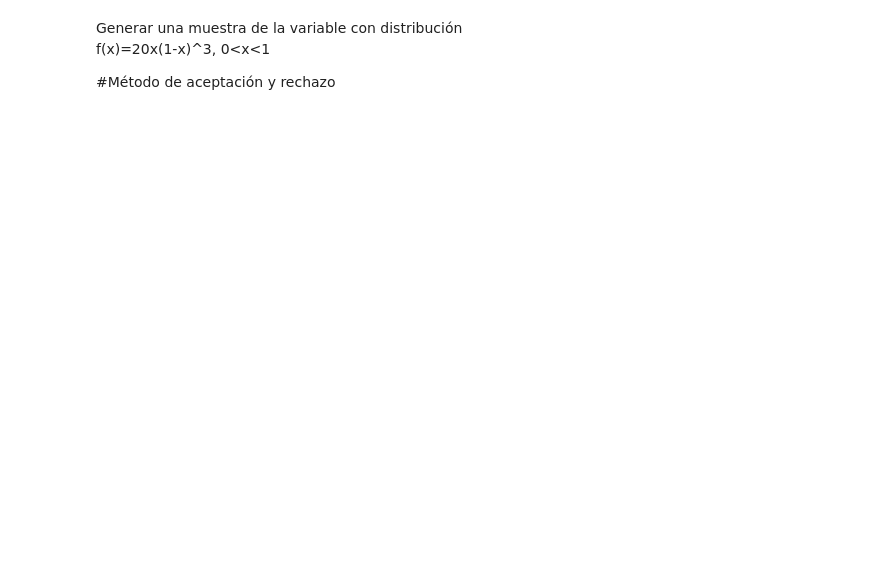
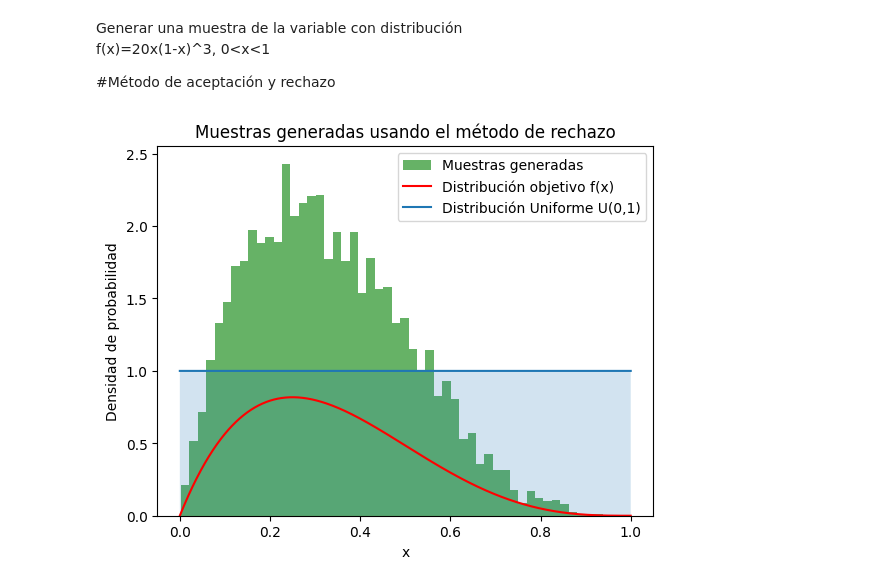
Before and after one commit to DSilvia08/Simulaci-n-actividades, a Jupyter notebook: Clase_07052024.ipynb, the cells around one changed output. Saved outputs shown, nothing was run; the diff lists cells and outputs as text; code cells hidden in the pictures; blank space fills up the shorter version.

```diff
--- a/Clase_07052024.ipynb
+++ b/Clase_07052024.ipynb
@@ -13,7 +14,13 @@ import matplotlib.pyplot as plt
+# %%
+def g(x) :
+ return np.ones(x)
 # %%
-def uniform(a=0,b=1,n=10):
-  lista1=[]
-  for i in range(n):
-    y=1/(b-a)
-    lista1.append(y)
-  return y
+def rechazo(n):
+ lista1=[]
+ for i in range(n):
+  y=rnd.random()
+  u=rnd.random()
+  c=135/64
+  if u<f(y) /c:
+   lista1.append(y)
+ return lista1
@@ -27,0 +27,20 @@ def ejer():
+# %%
+n=10000
+S=rechazo(n)
+# %%
+D=g(n)
+# %%
+x = np.linspace(0, 1, n)
+plt.hist(S, bins=50, density=True, alpha=0.6, color='g', label='Muestras generadas')
+plt.plot(x, f(x)/c, 'r', label='Distribución objetivo f(x)')
+
+plt.plot(x, D, label='Distribución Uniforme U(0,1)')
+plt.fill_between(x, D, alpha=0.2)
+
+plt.legend()
+plt.xlabel('x')
+plt.ylabel('Densidad de probabilidad')
+plt.title('Muestras generadas usando el método de rechazo')
+plt.show()
+# %% [output]
+[figure, added]
```
Also changed, not shown: parts of 5 cells of this notebook.
